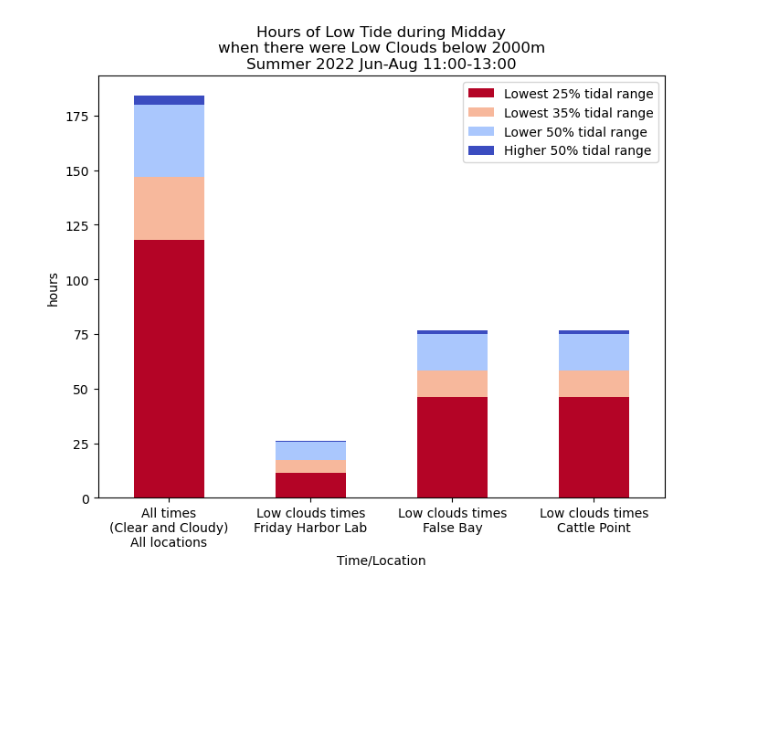
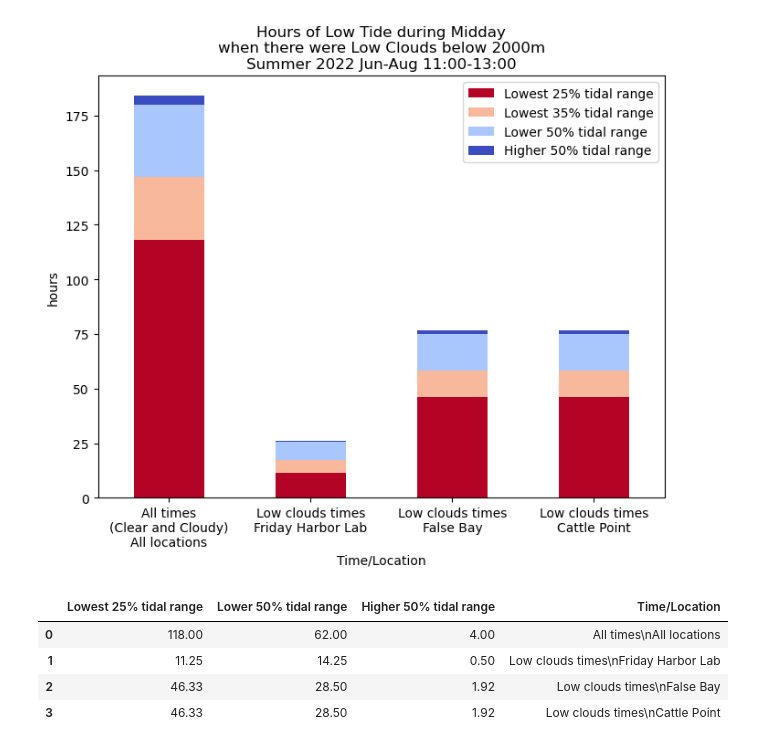
Before and after one commit to autumn-yng/summerfog, a Jupyter notebook: tide-vs-cloudheight.ipynb, the cells around one changed output. Drawn from its saved outputs; the diff is of its cells as text; code cells hidden in the pictures; blank space fills up the shorter version.

```diff
--- a/tide-vs-cloudheight.ipynb
+++ b/tide-vs-cloudheight.ipynb
@@ -489,3 +487,28 @@ plt.xticks(rotation = 0)
   Text(2, 0, 'Low clouds times\nFalse Bay'),
   Text(3, 0, 'Low clouds times\nCattle Point')])
 [figure]
+# %%
+tide2022 = pd.DataFrame([[low_25, low_35 + low_50, high_50],
+                        #  fhl_midday_clear_tide_hrs,
+                        #  fb_midday_clear_tide_hrs,
+                        #  cp_midday_clear_tide_hrs,
+                         fhl_midday_lowclouds_tide_hrs,
+                         fb_midday_lowclouds_tide_hrs,
+                         cp_midday_lowclouds_tide_hrs
+                         ],
+                         columns=['Lowest 25% tidal range', 'Lower 50% tidal range', 'Higher 50% tidal range'])
+
+tide2022["Time/Location"] = ["All times\nAll locations",
+                            #  "Clear sky times\nFriday Harbor Lab",
+                            #  "Clear sky times\nFalse Bay",
+                            #  "Clear sky times\nCattle Point",
+                             "Low clouds times\nFriday Harbor Lab",
+                             "Low clouds times\nFalse Bay",
+                             "Low clouds times\nCattle Point"]
+tide2022
+# %% [output]
+|  | Lowest 25% tidal range | Lower 50% tidal range | Higher 50% tidal range | Time/Location |
+| 0 | 118.00 | 62.00 | 4.00 | All times\nAll locations |
+| 1 | 11.25 | 14.25 | 0.50 | Low clouds times\nFriday Harbor Lab |
+| 2 | 46.33 | 28.50 | 1.92 | Low clouds times\nFalse Bay |
+| 3 | 46.33 | 28.50 | 1.92 | Low clouds times\nCattle Point |
```
Also changed, not shown: parts of 13 cells of this notebook.
